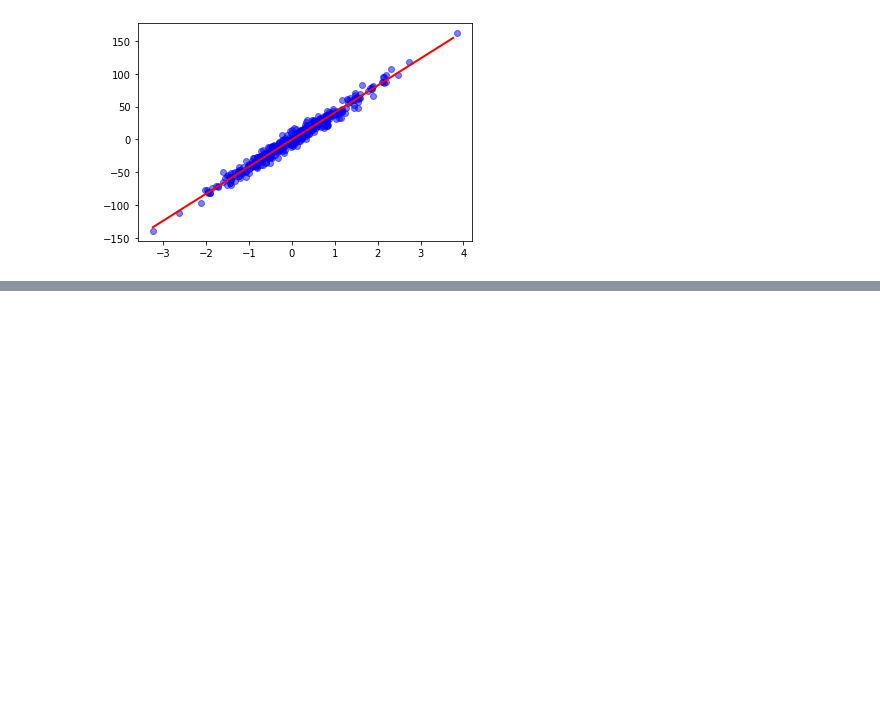
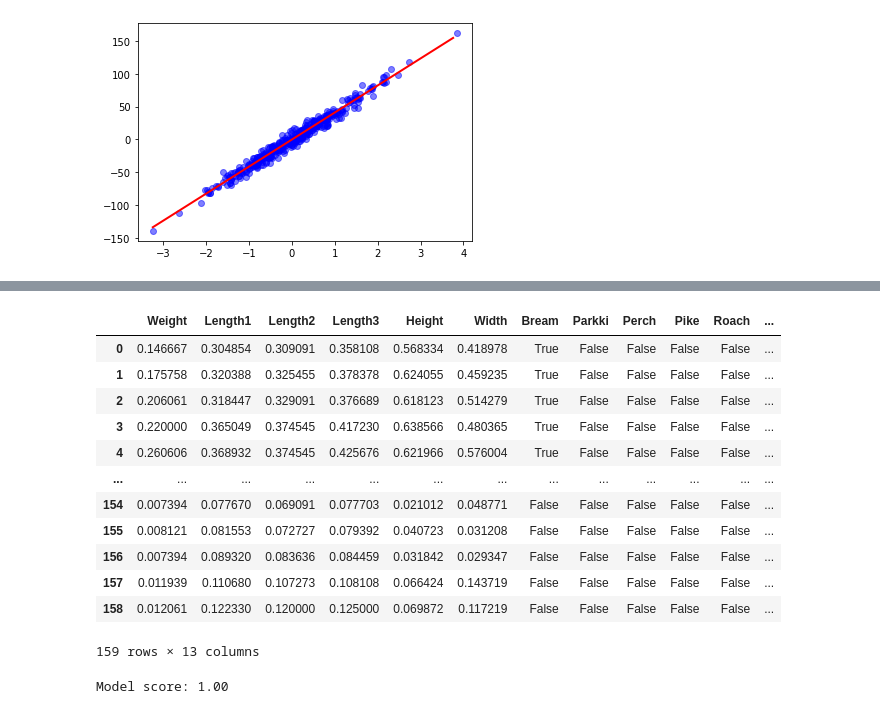
Before and after one commit to Arefe-Masnouie/data-mining, a Jupyter notebook: ML/supervised_learning/regression/regression.ipynb, the cells around one changed output, grey strips where cells are left out. Cells and saved outputs as stored; diff of their text form; code cells hidden in the pictures; blank space fills up the shorter version.

```diff
--- a/ML/supervised_learning/regression/regression.ipynb
+++ b/ML/supervised_learning/regression/regression.ipynb
@@ -39,0 +77,19 @@ plt.show()
+# %%
+#normalize the data
+scaler = MinMaxScaler()
+df[['Weight', 'Length1', 'Length2', 'Length3', 'Height', 'Width']] = scaler.fit_transform(df[['Weight', 'Length1', 'Length2', 'Length3', 'Height', 'Width']])
+df
+# %% [output]
+|  | Weight | Length1 | Length2 | Length3 | Height | Width | Bream | Parkki | Perch | Pike | Roach | ... |
+| 0 | 0.146667 | 0.304854 | 0.309091 | 0.358108 | 0.568334 | 0.418978 | True | False | False | False | False | ... |
+| 1 | 0.175758 | 0.320388 | 0.325455 | 0.378378 | 0.624055 | 0.459235 | True | False | False | False | False | ... |
+| 2 | 0.206061 | 0.318447 | 0.329091 | 0.376689 | 0.618123 | 0.514279 | True | False | False | False | False | ... |
+| 3 | 0.220000 | 0.365049 | 0.374545 | 0.417230 | 0.638566 | 0.480365 | True | False | False | False | False | ... |
+| 4 | 0.260606 | 0.368932 | 0.374545 | 0.425676 | 0.621966 | 0.576004 | True | False | False | False | False | ... |
+| ... | ... | ... | ... | ... | ... | ... | ... | ... | ... | ... | ... | ... |
+| 154 | 0.007394 | 0.077670 | 0.069091 | 0.077703 | 0.021012 | 0.048771 | False | False | False | False | False | ... |
+| 155 | 0.008121 | 0.081553 | 0.072727 | 0.079392 | 0.040723 | 0.031208 | False | False | False | False | False | ... |
+| 156 | 0.007394 | 0.089320 | 0.083636 | 0.084459 | 0.031842 | 0.029347 | False | False | False | False | False | ... |
+| 157 | 0.011939 | 0.110680 | 0.107273 | 0.108108 | 0.066424 | 0.143719 | False | False | False | False | False | ... |
+| 158 | 0.012061 | 0.122330 | 0.120000 | 0.125000 | 0.069872 | 0.117219 | False | False | False | False | False | ... |
+159 rows × 13 columns
@@ -39,0 +102,8 @@ plt.show()
+# %%
+ler = LinearRegression()
+ler.fit(X_train, y_train)
+
+score = ler.score(X_test, y_test)
+print(f"Model score: {score:.2f}")
+# %% [output]
+Model score: 1.00
```
Also changed, not shown: parts of 4 cells of this notebook, 1 other file.
